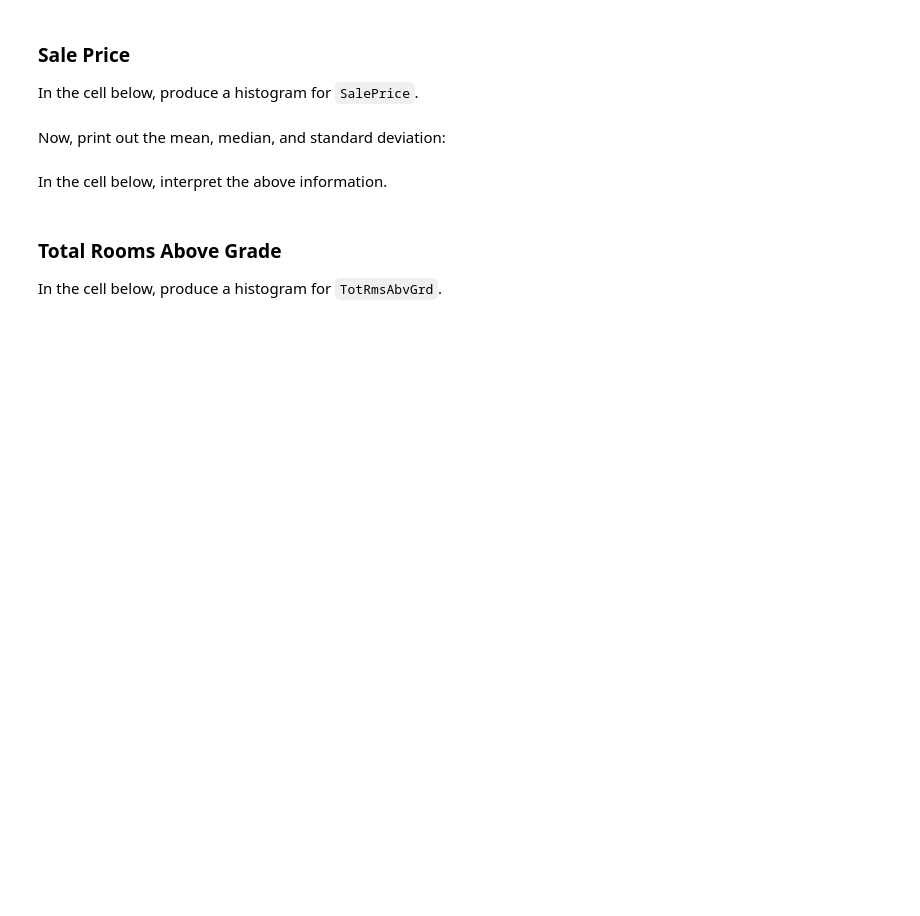
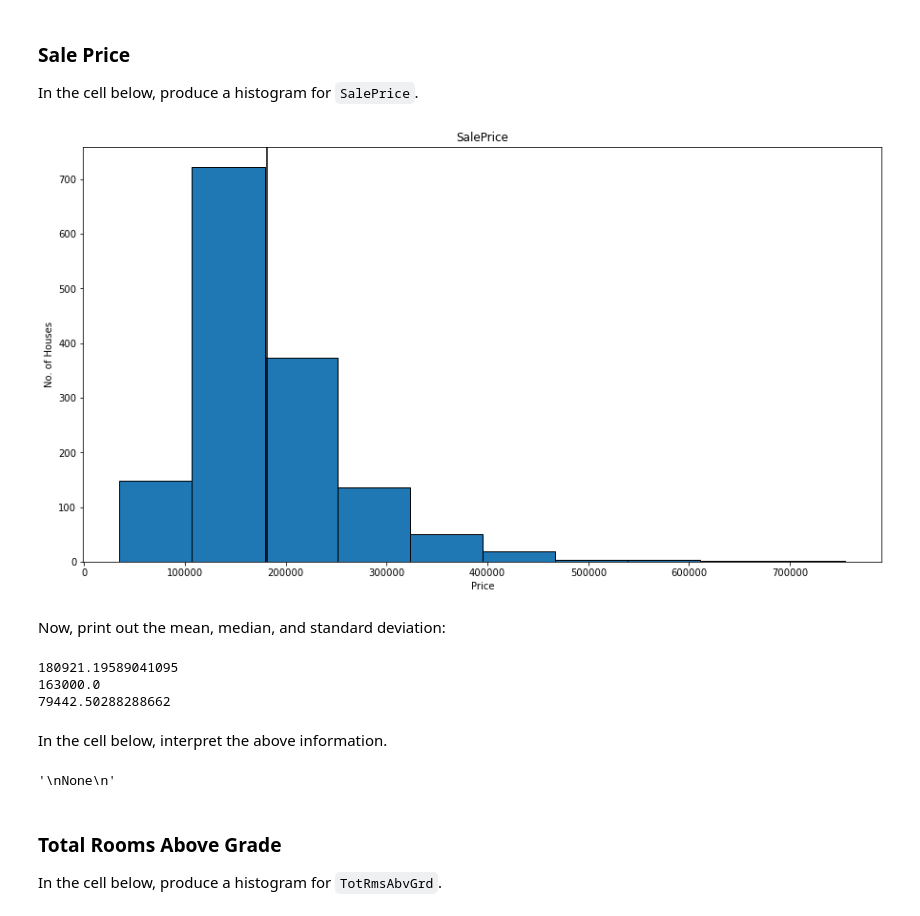
Before and after one commit to moseskuriia/dsc-pandas-eda-lab, a Jupyter notebook: index.ipynb, the cells around one changed output. Cells and saved outputs as stored; diff of their text form; code cells hidden in the pictures; blank space fills up the shorter version.

```diff
--- a/index.ipynb
+++ b/index.ipynb
@@ -179,6 +177,28 @@ In the cell below, produce a histogram for `SalePrice`.
+# %%
+# Your code here
+sale_price = df['SalePrice']
+fig, ax = plt.subplots(figsize = (15,8))
+
+# Plot the histogram with hist() function
+ax.hist(sale_price, edgecolor = "black")
+
+# Label axes and set title
+plt.axvline(x = sale_price.mean(), color = 'black', label = 'axvline - full height')
+ax.set_title("SalePrice")
+ax.set_xlabel("Price")
+ax.set_ylabel("No. of Houses");
+# %% [output]
+[figure, added]
 # %% [markdown]
 Now, print out the mean, median, and standard deviation:
 # %%
 # Your code here
+print(sale_price.mean())
+print(sale_price.median())
+print(sale_price.std())
+# %% [output]
+180921.19589041095
+163000.0
+79442.50288288662
 # %% [markdown]
 In the cell below, interpret the above information.
@@ -190,3 +205,15 @@ None
+# %%
+# Replace None with appropriate text
+"""
+The distribution of the Saleprice seems to be skewed
+towards the left. This indicates a higher number of
+houses going for cheaper prices with a few going for
+more expensive prices. This is shown by the median which
+is 163000. The mean seems to be pushed higher by the more
+expensice houses.
+"""
+# %% [output]
+'\nNone\n'
 # %% [markdown]
 ### Total Rooms Above Grade
 
```
Also changed, not shown: parts of 27 cells of this notebook.
